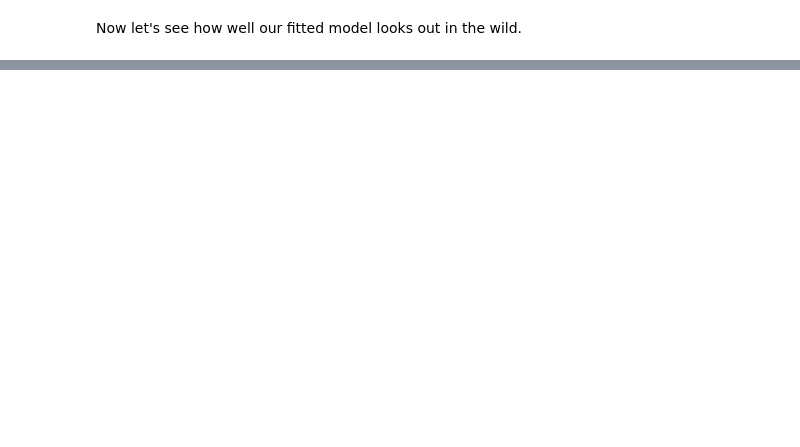
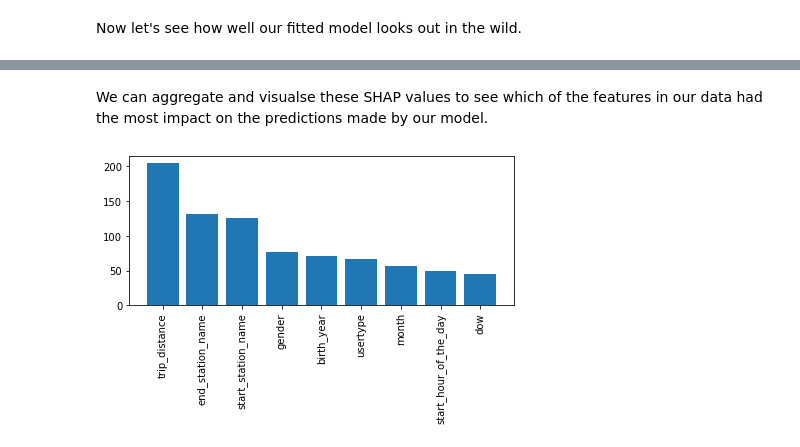
Before and after one commit to rapidsai-community/NGC_OCN, a Jupyter notebook: 03-End_to_End_RAPIDS.ipynb, the cells around one changed output, grey strips where cells are left out. Saved outputs shown, nothing was run; the diff lists cells and outputs as text; code cells hidden in the pictures; blank space fills up the shorter version.

Commit message:
Added SHAP and inference comparison with CPU

```diff
--- a/03-End_to_End_RAPIDS.ipynb
+++ b/03-End_to_End_RAPIDS.ipynb
@@ -216,3 +209,5 @@ df.head()
+# %%
+df.drop('stop_hour_of_the_day', axis=1, inplace = True)
 # %% [markdown]
 Now that our data is cleaned up, it's time to see how well we can predict trip duration. We'll start by making a simple XGBoost model and then we will move onto an ensemble with some other methods with cuML.
 # %% [markdown]
@@ -262,0 +266,6 @@ So we're usually off by about 14 minutes. Looks like there's some room to improv
+# %%
+shap_sample = xgb.DMatrix(X_test.sample(frac=0.01))
+# %%
+%%time
+trained_model.set_param({"predictor": "gpu_predictor"})
+shap_values = trained_model.predict(shap_sample, pred_contribs=True)
@@ -262,0 +275,21 @@ So we're usually off by about 14 minutes. Looks like there's some room to improv
+# %% [markdown]
+We can aggregate and visualse these SHAP values to see which of the features in our data had the most impact on the predictions made by our model.
+# %%
+import numpy as np
+import matplotlib.pyplot as plt
+
+def plot_feature_importance(feature_names, shap_values):
+ # Get the mean absolute contribution for each feature
+ aggregate = np.mean(np.abs(shap_values[:, 0:-1]), axis=0)
+ # sort by magnitude
+ z = [(x, y) for y, x in sorted(zip(aggregate, feature_names), reverse=True)]
+ z = list(zip(*z))
+ plt.bar(z[0], z[1])
+ plt.xticks(rotation=90)
+ plt.tight_layout()
+ plt.show()
+
+
+plot_feature_importance(X_test.columns, shap_values)
+# %% [output]
+[figure, added]
```
Also changed, not shown: parts of 35 cells of this notebook.
